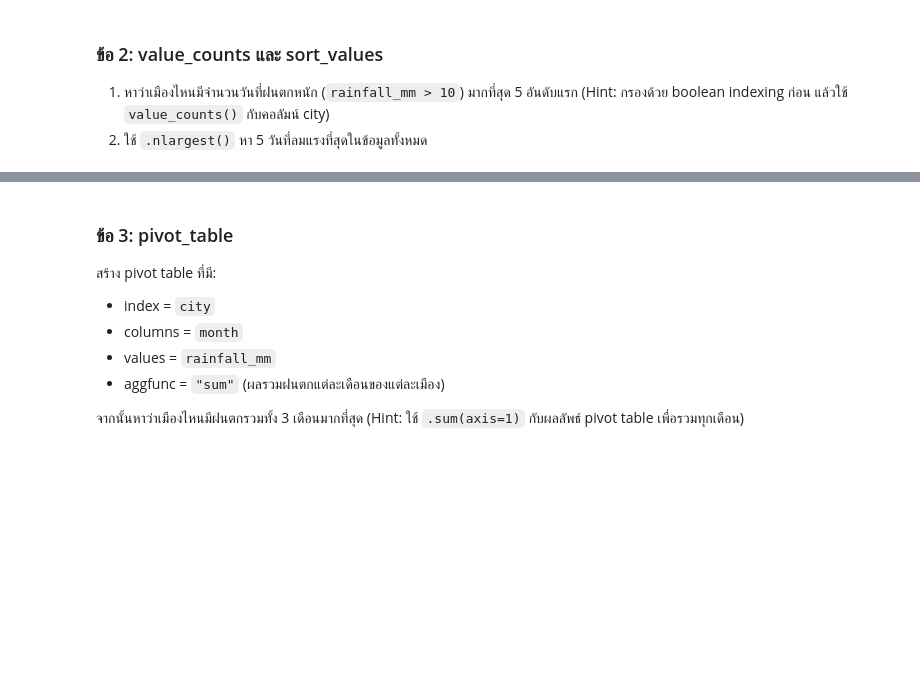
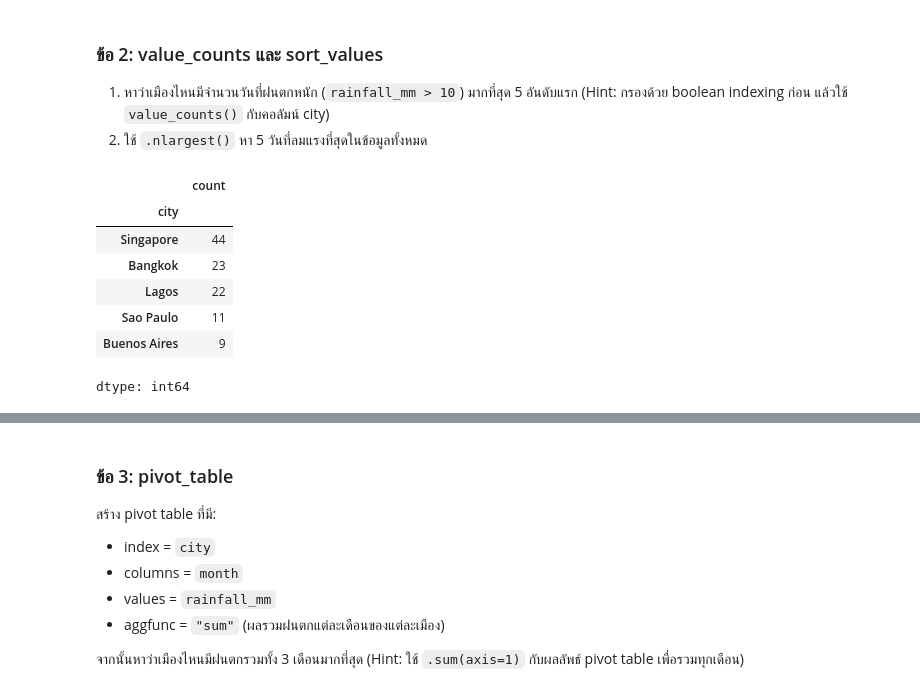
Before and after one commit to kanokrada-dot/SC-612-104-Essential-Data-Science, a Jupyter notebook: SC612104_Session9_Pandas_Advanced.ipynb, the cells around one changed output, grey strips where cells are left out. Cells and saved outputs as stored; diff of their text form; code cells hidden in the pictures; blank space fills up the shorter version.

```diff
--- a/SC612104_Session9_Pandas_Advanced.ipynb
+++ b/SC612104_Session9_Pandas_Advanced.ipynb
@@ -1041,2 +1048,15 @@ Europe               14.712079     71.431714        1122.5
 # %%
 # เขียนคำตอบข้อ 2 ที่นี่
+
+heavy_rain = df[df['rainfall_mm']>10]
+result = heavy_rain["city"].value_counts().head(5)
+result
+# %% [output]
+|  | count |
+| city |  |
+| Singapore | 44 |
+| Bangkok | 23 |
+| Lagos | 22 |
+| Sao Paulo | 11 |
+| Buenos Aires | 9 |
+dtype: int64
```
Also changed, not shown: parts of 15 cells of this notebook.
